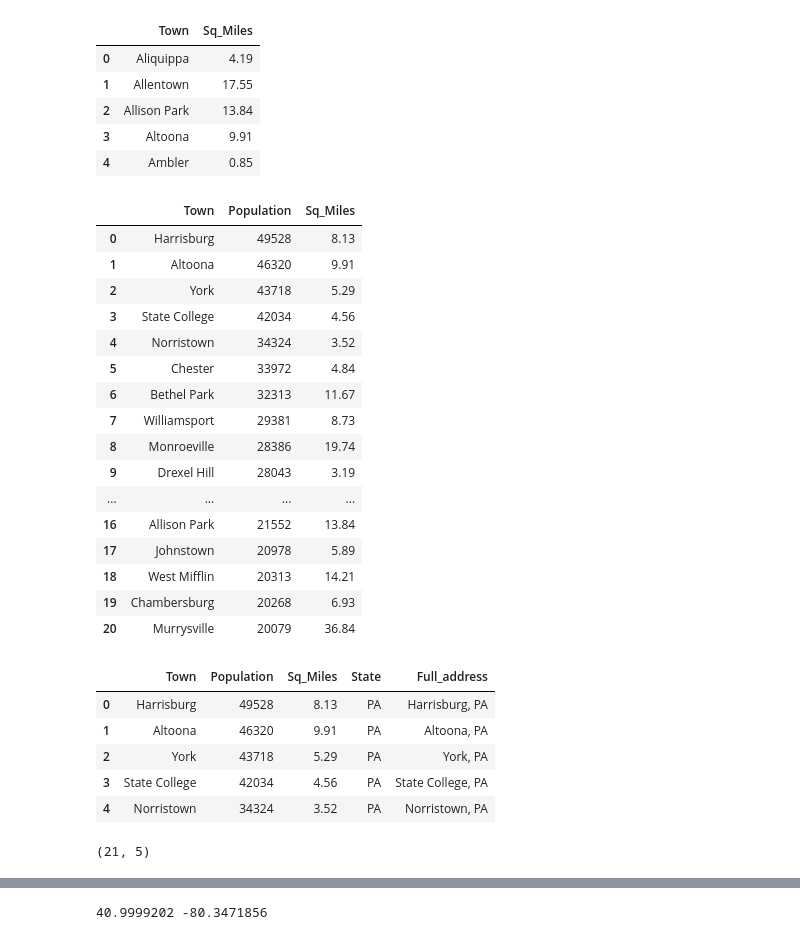
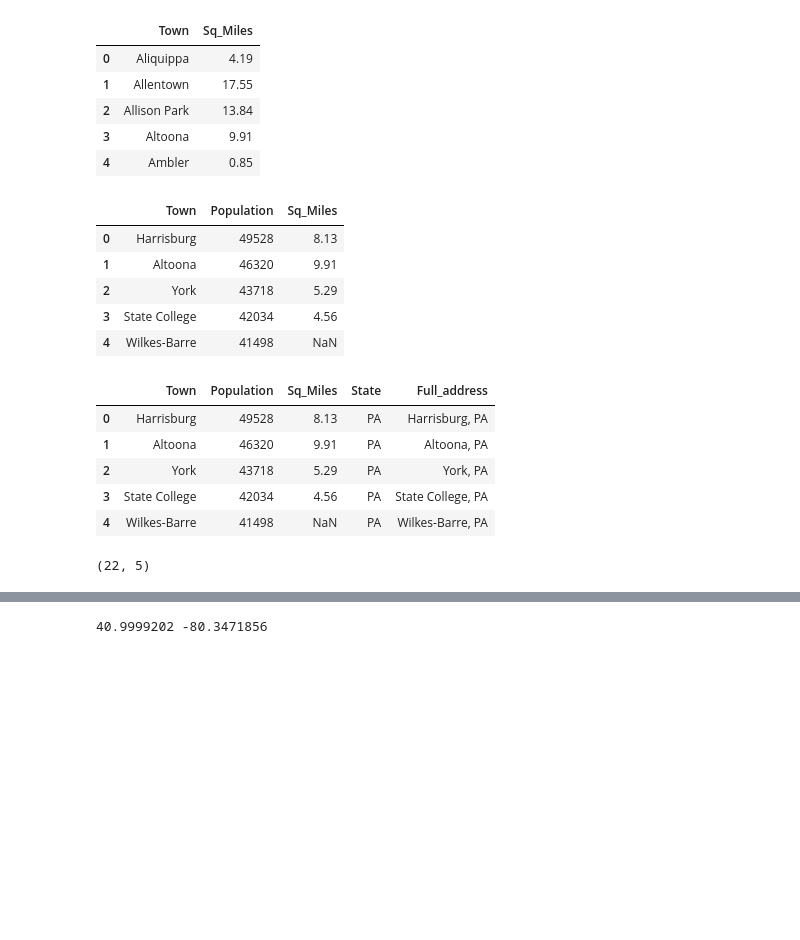
Before and after one commit to mplatt7/Coursera_Capstone, a Jupyter notebook: Battle of the Neighborhoods - MP.ipynb, the cells around one changed output, grey strips where cells are left out. Saved outputs shown, nothing was run; the diff lists cells and outputs as text; code cells hidden in the pictures; blank space fills up the shorter version.

```diff
--- a/Battle of the Neighborhoods - MP.ipynb
+++ b/Battle of the Neighborhoods - MP.ipynb
@@ -176,29 +96,16 @@ square_miles.head()
 | 3 | Altoona | 9.91 |
 | 4 | Ambler | 0.85 |
 # %%
-# Add square miles information, drop rows where this is NA ('Wilkes-Barre')
+# Add square miles information
 towns = pd.merge(towns,square_miles,on='Town',how='left')
-towns.dropna(subset=['Sq_Miles'],axis=0,inplace=True)
-towns.reset_index(inplace=True,drop=True)
-towns
+towns.head() #note: square-miles is not available for Wilkes-Barre
 # %% [output]
 |  | Town | Population | Sq_Miles |
 | 0 | Harrisburg | 49528 | 8.13 |
 | 1 | Altoona | 46320 | 9.91 |
 | 2 | York | 43718 | 5.29 |
 | 3 | State College | 42034 | 4.56 |
-| 4 | Norristown | 34324 | 3.52 |
-| 5 | Chester | 33972 | 4.84 |
-| 6 | Bethel Park | 32313 | 11.67 |
-| 7 | Williamsport | 29381 | 8.73 |
-| 8 | Monroeville | 28386 | 19.74 |
-| 9 | Drexel Hill | 28043 | 3.19 |
-| ... | ... | ... | ... |
-| 16 | Allison Park | 21552 | 13.84 |
-| 17 | Johnstown | 20978 | 5.89 |
-| 18 | West Mifflin | 20313 | 14.21 |
-| 19 | Chambersburg | 20268 | 6.93 |
-| 20 | Murrysville | 20079 | 36.84 |
+| 4 | Wilkes-Barre | 41498 | NaN |
 # %%
 # create column with extended address for co-ordinates search
 state="PA"
@@ -211,9 +118,9 @@ towns.head()
 | 1 | Altoona | 46320 | 9.91 | PA | Altoona, PA |
 | 2 | York | 43718 | 5.29 | PA | York, PA |
 | 3 | State College | 42034 | 4.56 | PA | State College, PA |
-| 4 | Norristown | 34324 | 3.52 | PA | Norristown, PA |
+| 4 | Wilkes-Barre | 41498 | NaN | PA | Wilkes-Barre, PA |
 # %%
 towns.shape
 # %% [output]
-(21, 5)
+(22, 5)
 # %%
```
Also changed, not shown: parts of 85 cells of this notebook.
